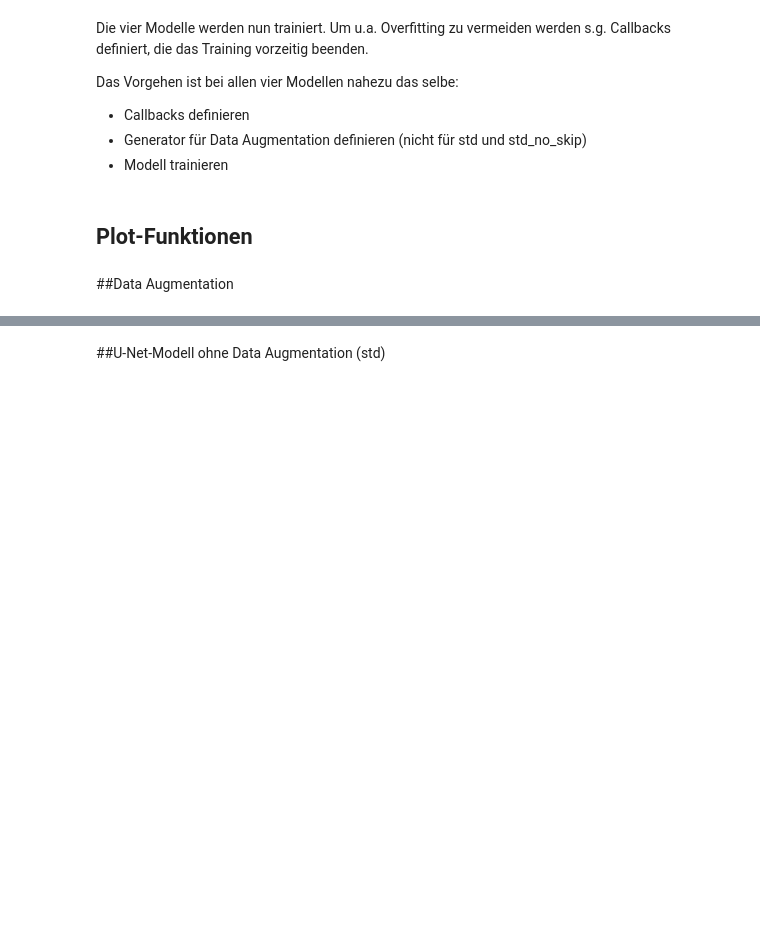
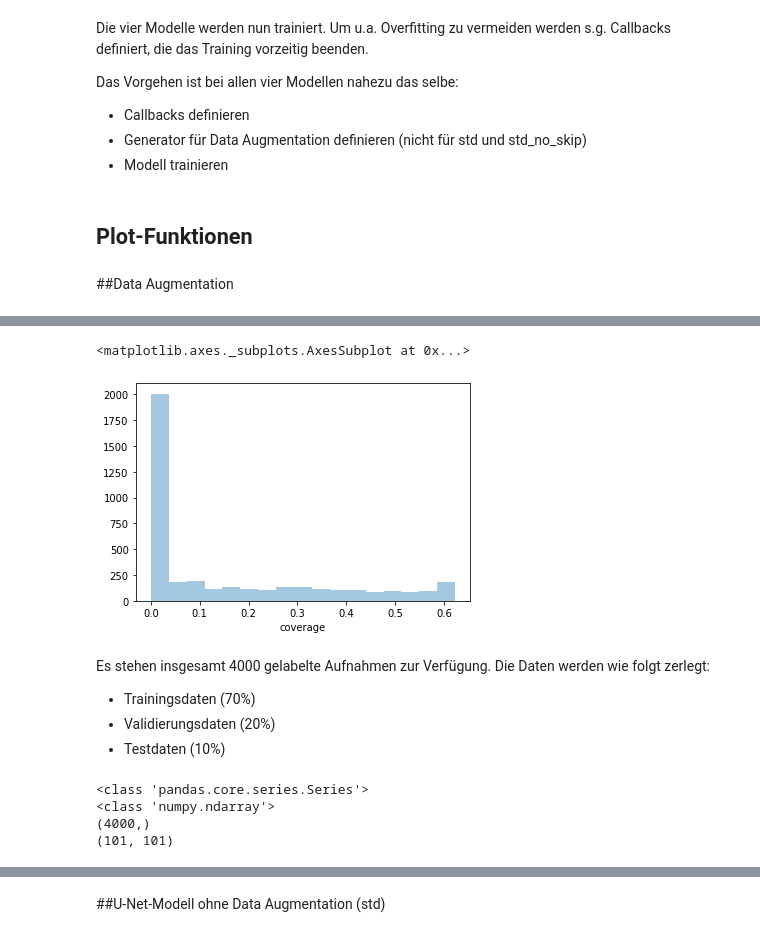
Before and after one commit to pwolscho/unet, a Jupyter notebook: u_net_final.ipynb, the cells around one changed output, grey strips where cells are left out. Saved outputs shown, nothing was run; the diff lists cells and outputs as text; code cells hidden in the pictures; blank space fills up the shorter version.

```diff
--- a/u_net_final.ipynb
+++ b/u_net_final.ipynb
@@ -521,0 +599,7 @@ Die Daten werden in drei Teile zerlegt:
+# %%
+df_train = pd.DataFrame({})
+names_list = os.listdir(root_train_path + '/masks')
+# %%
+df_train["mask_array"] = [np.array(load_img(path=(root_train_path + "/masks/" + file_path), color_mode="grayscale")) / 255 for file_path in tqdm(names_list)]
+# %%
+df_train["coverage"] = df_train.mask_array.map(np.sum) / (img_width * img_height)
@@ -521,0 +608,5 @@ Die Daten werden in drei Teile zerlegt:
+# %%
+sns.distplot(df_train.coverage, kde=False)
+# %% [output]
+<matplotlib.axes._subplots.AxesSubplot at 0x...>
+[figure, added]
@@ -522,3 +620,9 @@ Die Daten werden in drei Teile zerlegt:
+# %% [markdown]
+Es stehen insgesamt 4000 gelabelte Aufnahmen zur Verfügung.
+Die Daten werden wie folgt zerlegt:
+- Trainingsdaten (70%)
+- Validierungsdaten (20%)
+- Testdaten (10%)
 # %%
 # package to split data
 from sklearn.model_selection import train_test_split
@@ -543,0 +642,12 @@ X_train, X_valid, y_train, y_valid = train_test_split(
+# %%
+# X_train_valid soll selben typ haben
+print(type(df_train.mask_array))
+print(type(df_train.mask_array[2]))
+print(df_train.mask_array.shape)
+print(df_train.mask_array[2].shape)
+print(df_train.mask_array[2].shape)
+# %% [output]
+<class 'pandas.core.series.Series'>
+<class 'numpy.ndarray'>
+(4000,)
+(101, 101)
```
Also changed, not shown: parts of 87 cells of this notebook.
